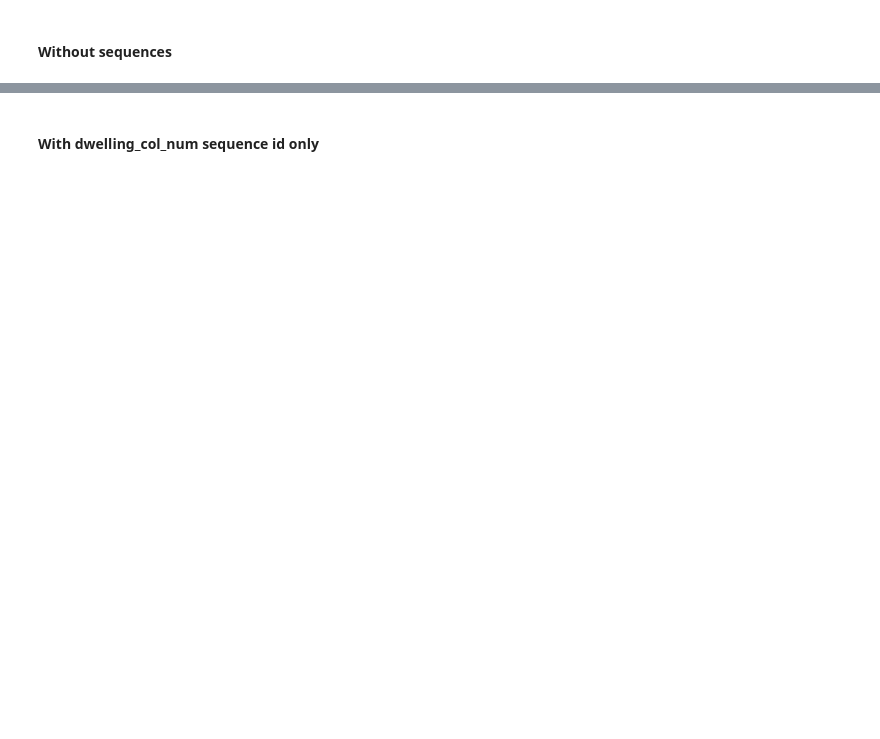
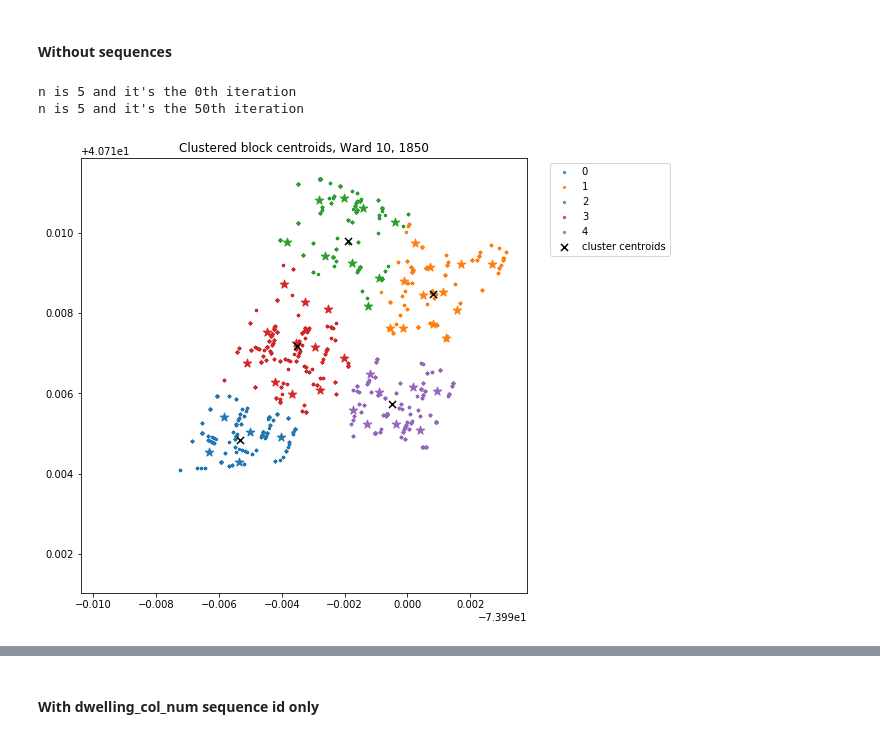
Before and after one commit to CenterForSpatialResearch/hnyc-spatial-linkage, a Jupyter notebook: interpolation_notebooks/Concepts_and_Development/Sequences Exploration.ipynb, the cells around one changed output, grey strips where cells are left out. Drawn from its saved outputs; the diff is of its cells as text; code cells hidden in the pictures; blank space fills up the shorter version.

```diff
--- a/interpolation_notebooks/Concepts_and_Development/Sequences Exploration.ipynb
+++ b/interpolation_notebooks/Concepts_and_Development/Sequences Exploration.ipynb
@@ -99,4 +136,14 @@ census_data.no_seq()
 all_cols = ["CENSUS_SERIALB", "CENSUS_AGE", "CENSUS_PAGENUM", "CENSUS_SEXB", "CENSUS_RACEB","CENSUS_DWELLING_SIZE","CENSUS_SEQ_NUM", "CENSUS_LABFORCE", "CENSUS_LINE", "CENSUS_MARST", "CENSUS_NAMEFRST", "CENSUS_NAMELAST", "CENSUS_OCCSTR", "CENSUS_IMPREL",'CENSUS_DWELLING_SEQ']
 block_boost = Pipeline([('preprocess', TargetEncoder(cols = ["CENSUS_SERIALB", "CENSUS_AGE", "CENSUS_PAGENUM", "CENSUS_SEXB", "CENSUS_RACEB", "CENSUS_DWELLING_SIZE","CENSUS_SEQ_NUM", "CENSUS_LABFORCE", "CENSUS_LINE", "CENSUS_MARST", "CENSUS_NAMEFRST", "CENSUS_NAMELAST", "CENSUS_OCCSTR", "CENSUS_IMPREL",'CENSUS_DWELLING_SEQ'])),
                         ('classifier', XGBClassifier(colsample_bytree = 0.6, max_depth = 2, n_estimators = 50))])
+# %%
+interpolate_noseq = CentroidInterpolator(census_data, 10, block_boost, all_cols, KMeans(5), block_centroids)
+score, model = interpolate_noseq.kmeans_best(5)
+interpolate_noseq.set_clustering_algo(model)
+interpolate_noseq.apply_clustering(algo_fit = True)
+interpolate_noseq.clustervis(kmeans = True)
+# %% [output]
+n is 5 and it's the 0th iteration
+n is 5 and it's the 50th iteration
+[figure, added]
 # %%
```
Also changed, not shown: parts of 80 cells of this notebook, 7 other files.
